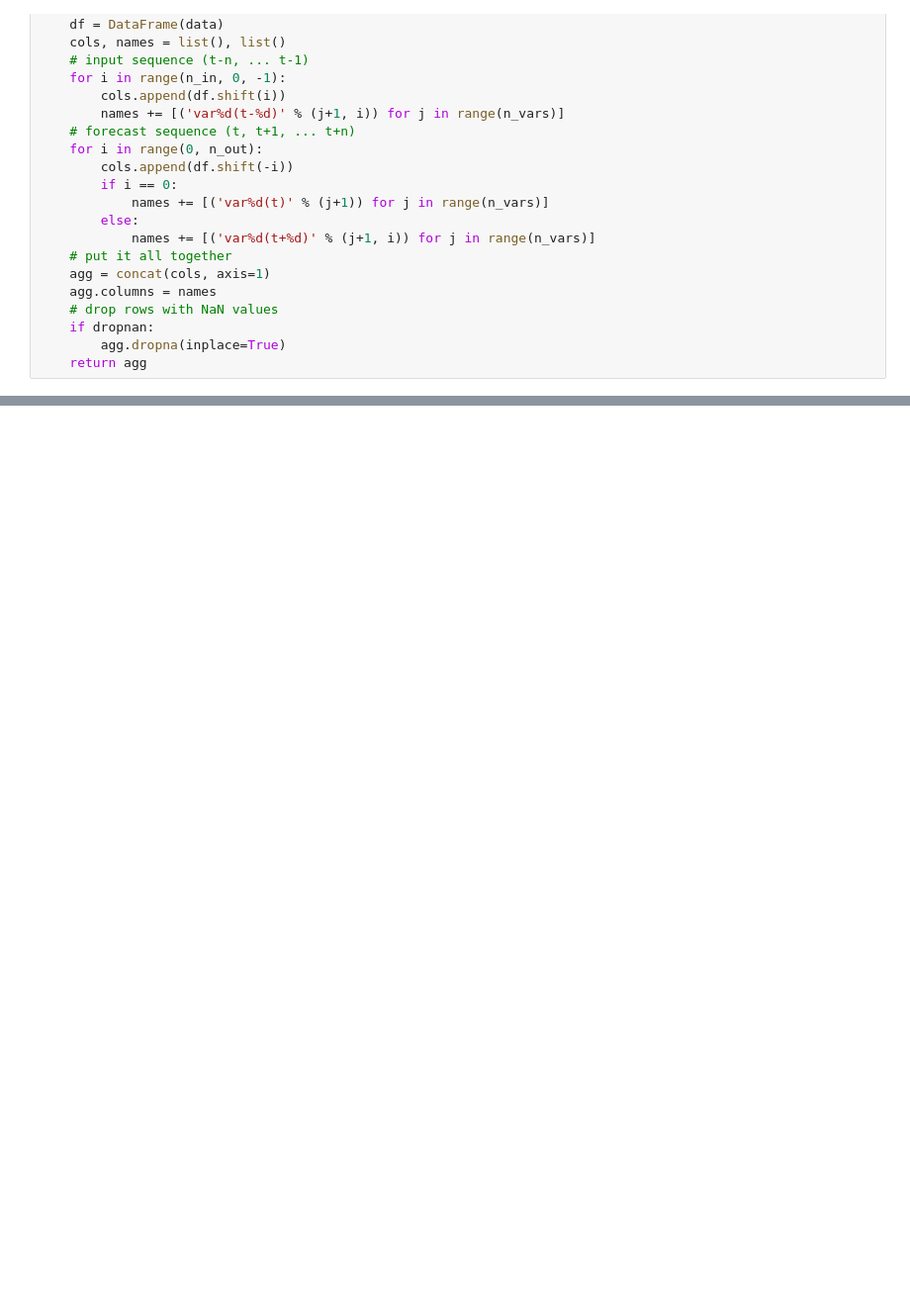
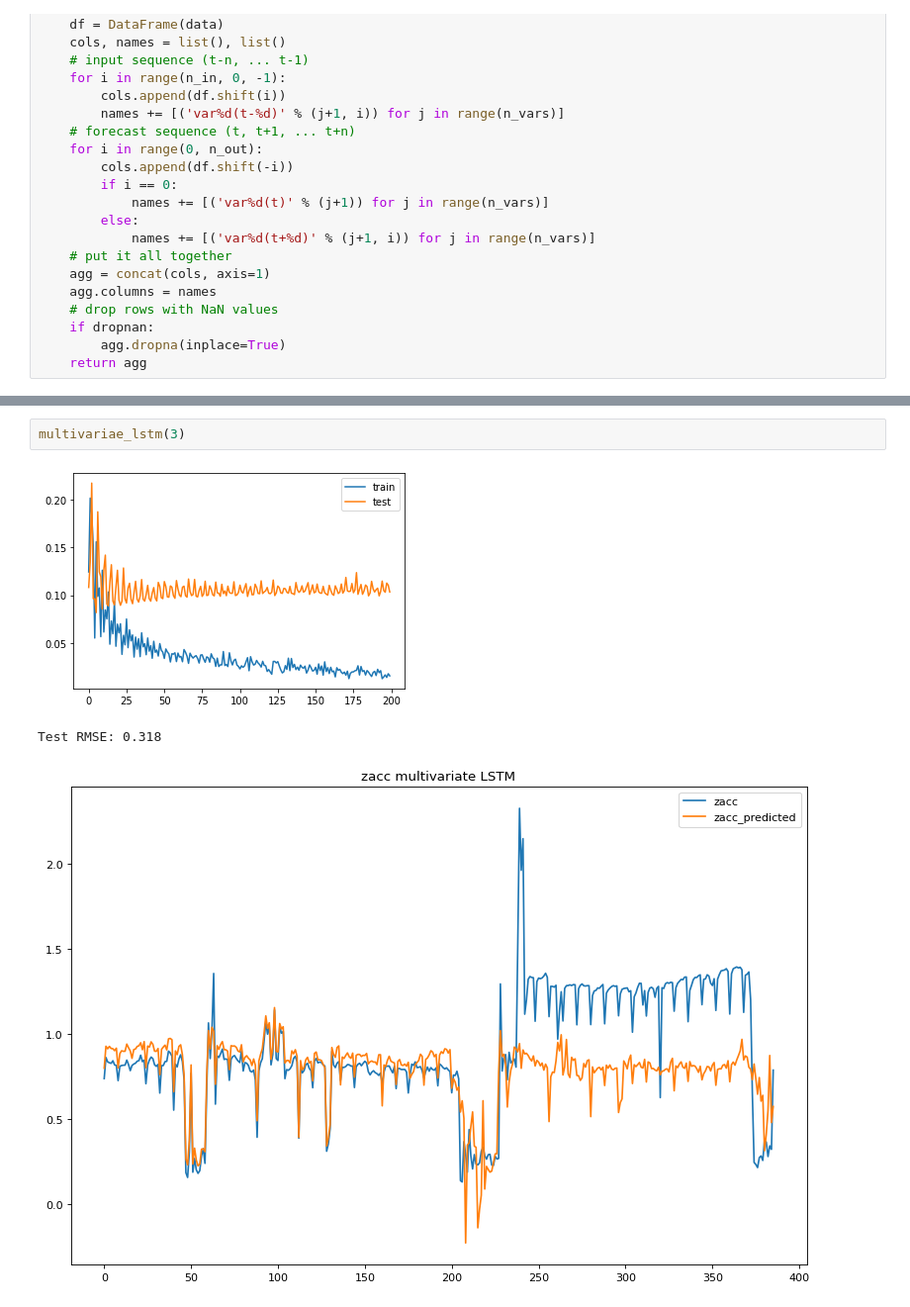
Before and after one commit to MustafaBozkurt84/predictive-maintanance-LSTM, a Jupyter notebook: MultivariateTimeSeriesLSTM.ipynb, the cells around one changed output, grey strips where cells are left out. Shown at 99% size. Drawn from its saved outputs; the diff is of its cells as text; blank space fills up the shorter version.

```diff
--- a/MultivariateTimeSeriesLSTM.ipynb
+++ b/MultivariateTimeSeriesLSTM.ipynb
@@ -240,0 +214,6 @@ pyplot.plot(df.iloc[:,1])
+# %%
+multivariae_lstm(3)
+# %% [output]
+[figure, added]
+Test RMSE: 0.318
+[figure, added]
```
Also changed, not shown: parts of 27 cells of this notebook.
